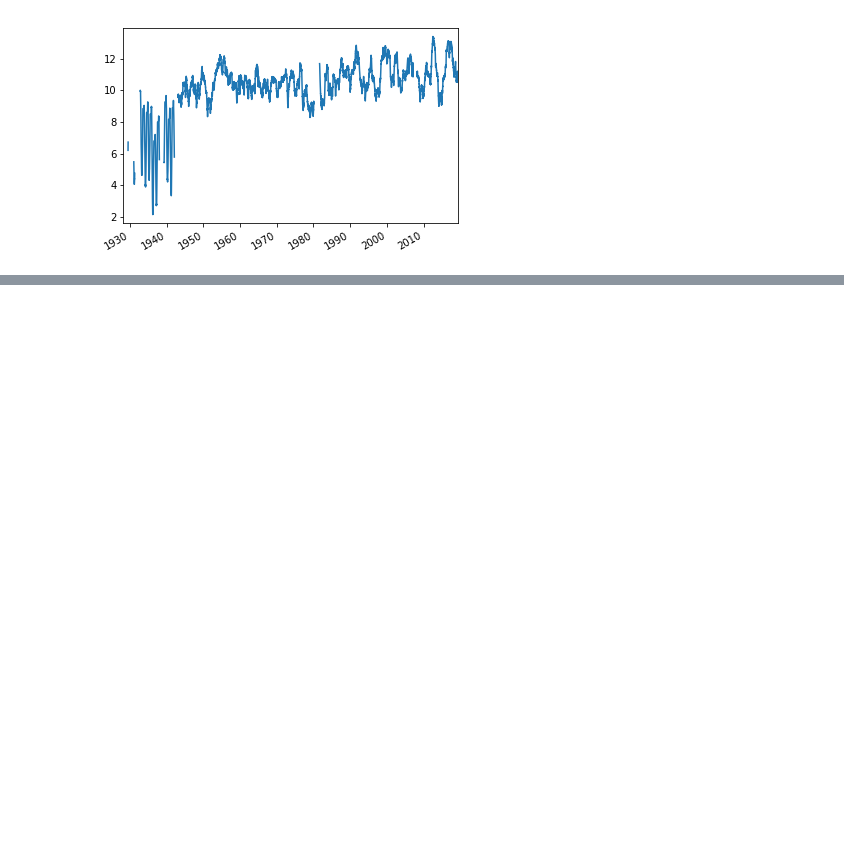
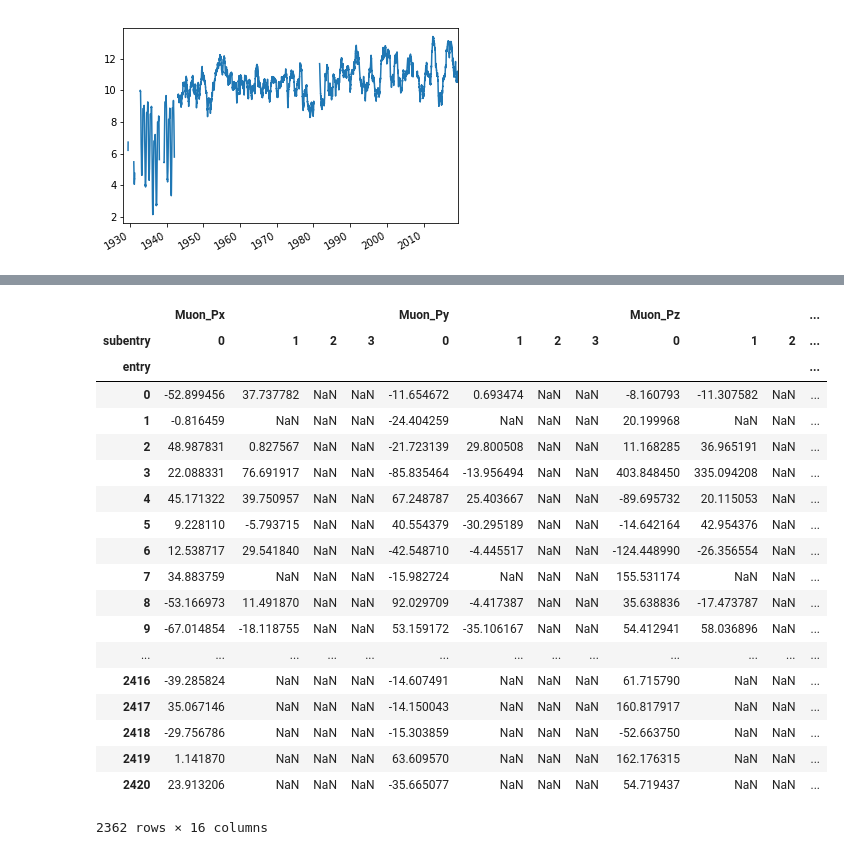
Before and after one commit to jpivarski-talks/2019-06-10-usatlas-argonne-python, a Jupyter notebook: 02-numpy-pandas-skills.ipynb, the cells around one changed output, grey strips where cells are left out. Drawn from its saved outputs; the diff is of its cells as text; code cells hidden in the pictures; blank space fills up the shorter version.

```diff
--- a/02-numpy-pandas-skills.ipynb
+++ b/02-numpy-pandas-skills.ipynb
@@ -874,0 +909,7 @@ tminmax["TAVG"].rolling(365).mean().plot();
+# %%
+# uproot's flatten=True (default) turns creates a structured index like the year-month-day example.
+#
+# See "entry" and "subentry"?
+
+muondf = uproot.open("data/HZZ.root")["events"].pandas.df(["EventWeight", "MET_*", "Muon_*"], flatten=True)
+muondf
@@ -874,0 +936,28 @@ tminmax["TAVG"].rolling(365).mean().plot();
+# %%
+# The opposite of stack (which moved day-of-month from columns to rows) is unstack:
+#
+# This dataset has at most 4 muons, labeled [0, 1, 2, 3]
+
+wide_form = muondf[["Muon_Px", "Muon_Py", "Muon_Pz", "Muon_E"]].unstack()
+wide_form
+# %% [output]
+|  | Muon_Px |  |  |  | Muon_Py |  |  |  | Muon_Pz |  |  | ... |
+| subentry | 0 | 1 | 2 | 3 | 0 | 1 | 2 | 3 | 0 | 1 | 2 | ... |
+| entry |  |  |  |  |  |  |  |  |  |  |  | ... |
+| 0 | -52.899456 | 37.737782 | NaN | NaN | -11.654672 | 0.693474 | NaN | NaN | -8.160793 | -11.307582 | NaN | ... |
+| 1 | -0.816459 | NaN | NaN | NaN | -24.404259 | NaN | NaN | NaN | 20.199968 | NaN | NaN | ... |
+| 2 | 48.987831 | 0.827567 | NaN | NaN | -21.723139 | 29.800508 | NaN | NaN | 11.168285 | 36.965191 | NaN | ... |
+| 3 | 22.088331 | 76.691917 | NaN | NaN | -85.835464 | -13.956494 | NaN | NaN | 403.848450 | 335.094208 | NaN | ... |
+| 4 | 45.171322 | 39.750957 | NaN | NaN | 67.248787 | 25.403667 | NaN | NaN | -89.695732 | 20.115053 | NaN | ... |
+| 5 | 9.228110 | -5.793715 | NaN | NaN | 40.554379 | -30.295189 | NaN | NaN | -14.642164 | 42.954376 | NaN | ... |
+| 6 | 12.538717 | 29.541840 | NaN | NaN | -42.548710 | -4.445517 | NaN | NaN | -124.448990 | -26.356554 | NaN | ... |
+| 7 | 34.883759 | NaN | NaN | NaN | -15.982724 | NaN | NaN | NaN | 155.531174 | NaN | NaN | ... |
+| 8 | -53.166973 | 11.491870 | NaN | NaN | 92.029709 | -4.417387 | NaN | NaN | 35.638836 | -17.473787 | NaN | ... |
+| 9 | -67.014854 | -18.118755 | NaN | NaN | 53.159172 | -35.106167 | NaN | NaN | 54.412941 | 58.036896 | NaN | ... |
+| ... | ... | ... | ... | ... | ... | ... | ... | ... | ... | ... | ... | ... |
+| 2416 | -39.285824 | NaN | NaN | NaN | -14.607491 | NaN | NaN | NaN | 61.715790 | NaN | NaN | ... |
+| 2417 | 35.067146 | NaN | NaN | NaN | -14.150043 | NaN | NaN | NaN | 160.817917 | NaN | NaN | ... |
+| 2418 | -29.756786 | NaN | NaN | NaN | -15.303859 | NaN | NaN | NaN | -52.663750 | NaN | NaN | ... |
+| 2419 | 1.141870 | NaN | NaN | NaN | 63.609570 | NaN | NaN | NaN | 162.176315 | NaN | NaN | ... |
+| 2420 | 23.913206 | NaN | NaN | NaN | -35.665077 | NaN | NaN | NaN | 54.719437 | NaN | NaN | ... |
+2362 rows × 16 columns
```
Also changed, not shown: parts of 6 cells of this notebook, 1 other file.
